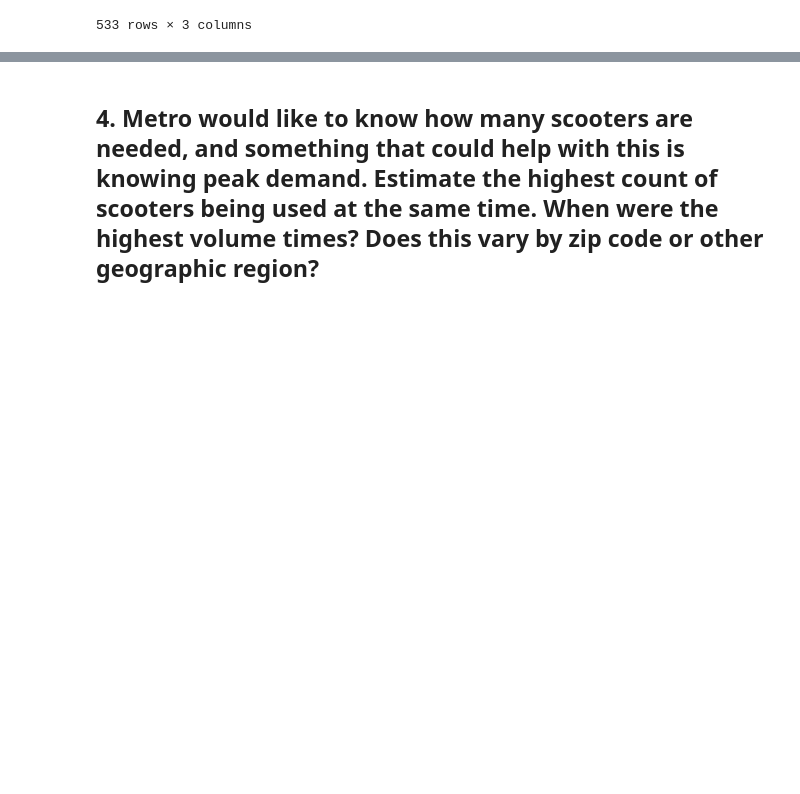
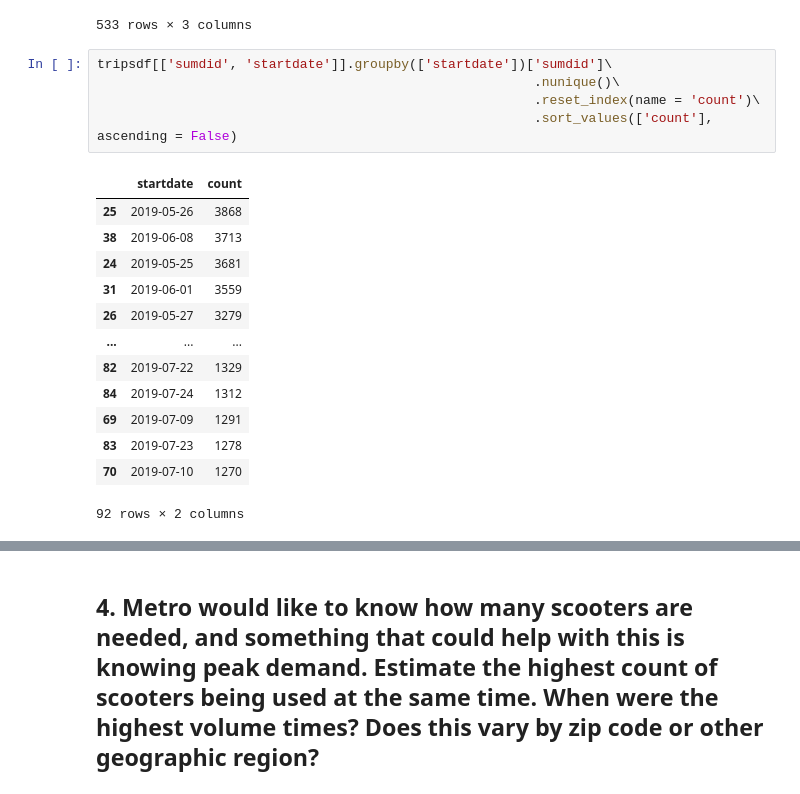
Before and after one commit to NSS-Data-Analytics-Cohort-11/scooters-hot_honey, a Jupyter notebook: notebooks/Scooters.ipynb, the cells around one changed output, grey strips where cells are left out. Drawn from its saved outputs; the diff is of its cells as text; blank space fills up the shorter version.

```diff
--- a/notebooks/Scooters.ipynb
+++ b/notebooks/Scooters.ipynb
@@ -808,3 +813,22 @@ tripsdf[['companyname', 'sumdid', 'startdate']].groupby(['companyname', 'startda
 | 58 | Bird | 2019-06-30 | 1546 |
 | 57 | Bird | 2019-06-29 | 1566 |
 533 rows × 3 columns
+# %%
+tripsdf[['sumdid', 'startdate']].groupby(['startdate'])['sumdid']\
+                                                        .nunique()\
+                                                        .reset_index(name = 'count')\
+                                                        .sort_values(['count'], ascending = False)
+# %% [output]
+|  | startdate | count |
+| 25 | 2019-05-26 | 3868 |
+| 38 | 2019-06-08 | 3713 |
+| 24 | 2019-05-25 | 3681 |
+| 31 | 2019-06-01 | 3559 |
+| 26 | 2019-05-27 | 3279 |
+| ... | ... | ... |
+| 82 | 2019-07-22 | 1329 |
+| 84 | 2019-07-24 | 1312 |
+| 69 | 2019-07-09 | 1291 |
+| 83 | 2019-07-23 | 1278 |
+| 70 | 2019-07-10 | 1270 |
+92 rows × 2 columns
```
Also changed, not shown: parts of 70 cells of this notebook.
